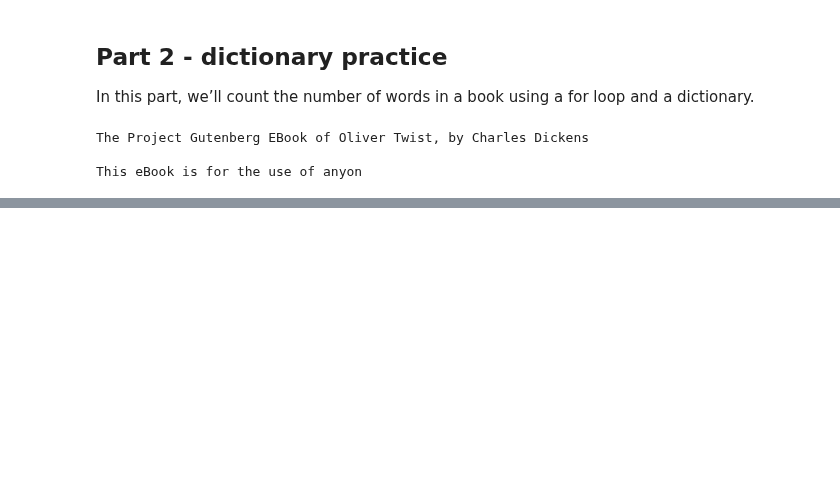
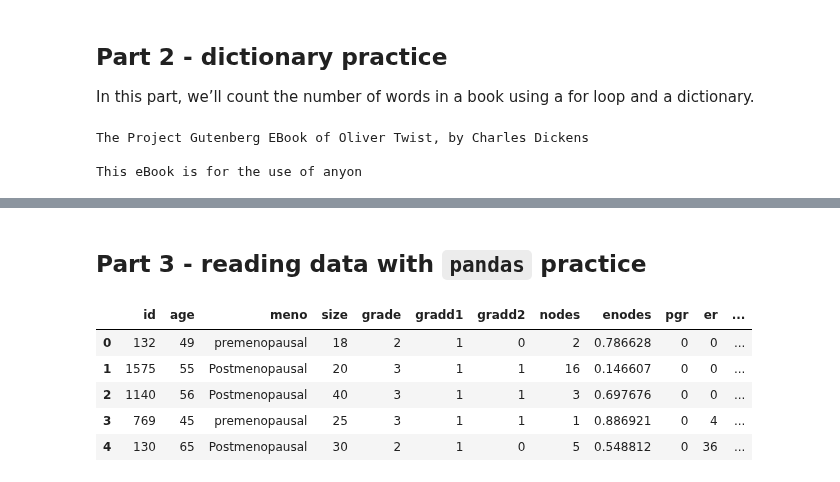
Before and after one commit to scimaksim/Python_graduate_coursework, a Jupyter notebook: HW3/Nikiforov_Assignment_3.ipynb, the cells around one changed output, grey strips where cells are left out. Saved outputs shown, nothing was run; the diff lists cells and outputs as text; code cells hidden in the pictures; blank space fills up the shorter version.

```diff
--- a/HW3/Nikiforov_Assignment_3.ipynb
+++ b/HW3/Nikiforov_Assignment_3.ipynb
@@ -55,0 +159,2 @@ This eBook is for the use of anyon
+# %% [markdown]
+## Part 3 - reading data with `pandas` practice
@@ -55,0 +168,10 @@ This eBook is for the use of anyon
+# %%
+# Use the .head() method to look at the data
+cancer_data.head()
+# %% [output]
+|  | id | age | meno | size | grade | gradd1 | gradd2 | nodes | enodes | pgr | er | ... |
+| 0 | 132 | 49 | premenopausal | 18 | 2 | 1 | 0 | 2 | 0.786628 | 0 | 0 | ... |
+| 1 | 1575 | 55 | Postmenopausal | 20 | 3 | 1 | 1 | 16 | 0.146607 | 0 | 0 | ... |
+| 2 | 1140 | 56 | Postmenopausal | 40 | 3 | 1 | 1 | 3 | 0.697676 | 0 | 0 | ... |
+| 3 | 769 | 45 | premenopausal | 25 | 3 | 1 | 1 | 1 | 0.886921 | 0 | 4 | ... |
+| 4 | 130 | 65 | Postmenopausal | 30 | 2 | 1 | 0 | 5 | 0.548812 | 0 | 36 | ... |
```
Also changed, not shown: parts of 21 cells of this notebook, 3 other files.
